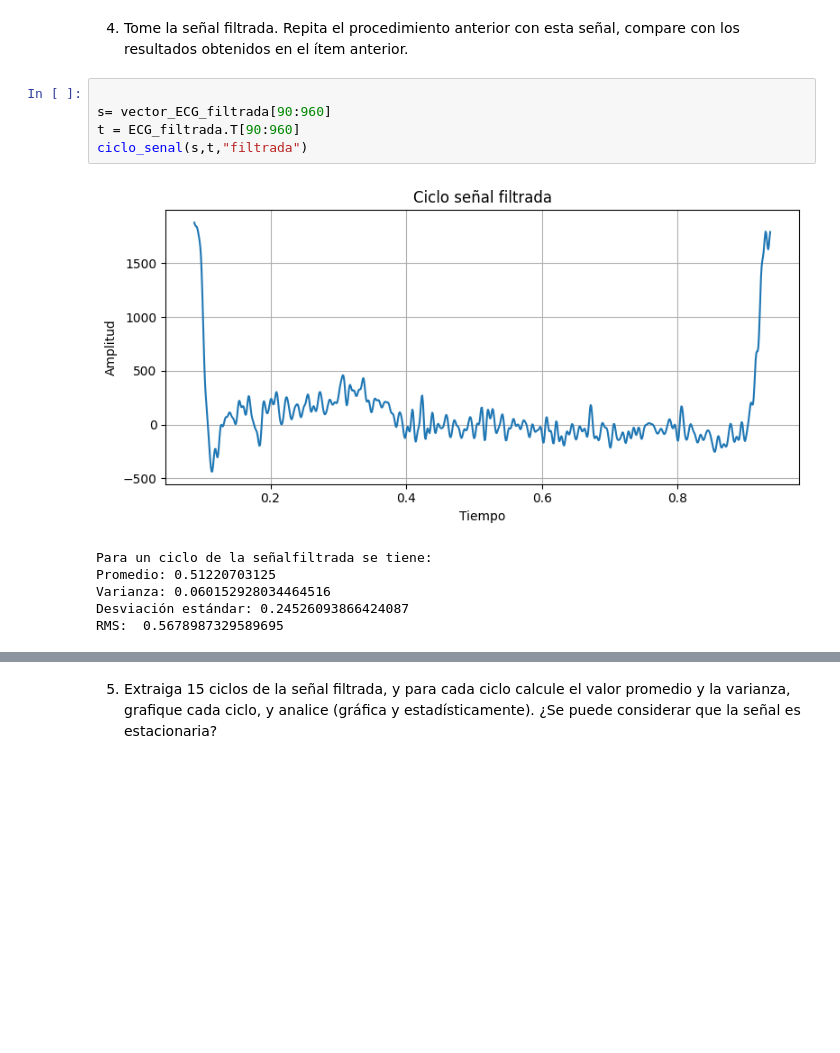
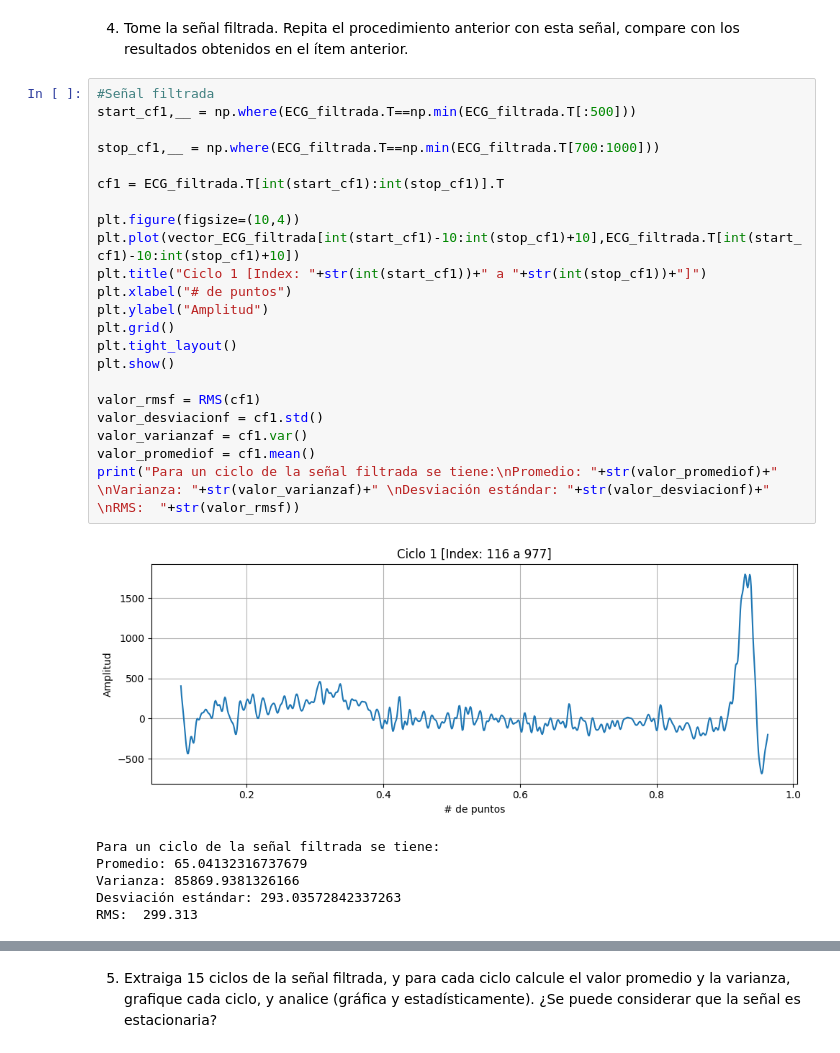
Before and after one commit to NataliaArenasP20/LaboratorioBiosenales, a Jupyter notebook: Practica_3/P3_NataliaArenas_DanielTamayo.ipynb, the cells around one changed output, grey strips where cells are left out. Cells and saved outputs as stored; diff of their text form; blank space fills up the shorter version.

```diff
--- a/Practica_3/P3_NataliaArenas_DanielTamayo.ipynb
+++ b/Practica_3/P3_NataliaArenas_DanielTamayo.ipynb
@@ -167,15 +162,32 @@ RMS:  0.5678987329589695
 # %% [markdown]
 4.  Tome la señal filtrada. Repita el procedimiento anterior con esta señal, compare con los resultados
 obtenidos en el ítem anterior.
-# %%
-
-s= vector_ECG_filtrada[90:960]
-t = ECG_filtrada.T[90:960]
-ciclo_senal(s,t,"filtrada")
-# %% [output]
-[figure, removed]
-Para un ciclo de la señalfiltrada se tiene:
-Promedio: 0.51220703125
-Varianza: 0.060152928034464516
-Desviación estándar: 0.24526093866424087
-RMS:  0.5678987329589695
+# %%
+#Señal filtrada
+start_cf1,__ = np.where(ECG_filtrada.T==np.min(ECG_filtrada.T[:500]))
+
+stop_cf1,__ = np.where(ECG_filtrada.T==np.min(ECG_filtrada.T[700:1000]))
+
+cf1 = ECG_filtrada.T[int(start_cf1):int(stop_cf1)].T
+
+plt.figure(figsize=(10,4))
+plt.plot(vector_ECG_filtrada[int(start_cf1)-10:int(stop_cf1)+10],ECG_filtrada.T[int(start_cf1)-10:int(stop_cf1)+10])
+plt.title("Ciclo 1 [Index: "+str(int(start_cf1))+" a "+str(int(stop_cf1))+"]")
+plt.xlabel("# de puntos")
+plt.ylabel("Amplitud")
+plt.grid()
+plt.tight_layout()
+plt.show()
+
+valor_rmsf = RMS(cf1)
+valor_desviacionf = cf1.std()
+valor_varianzaf = cf1.var()
+valor_promediof = cf1.mean()
+print("Para un ciclo de la señal filtrada se tiene:\nPromedio: "+str(valor_promediof)+" \nVarianza: "+str(valor_varianzaf)+" \nDesviación estándar: "+str(valor_desviacionf)+" \nRMS:  "+str(valor_rmsf))
+# %% [output]
+[figure, added]
+Para un ciclo de la señal filtrada se tiene:
+Promedio: 65.04132316737679
+Varianza: 85869.9381326166
+Desviación estándar: 293.03572842337263
+RMS:  299.313
```
Also changed, not shown: parts of 11 cells of this notebook.
